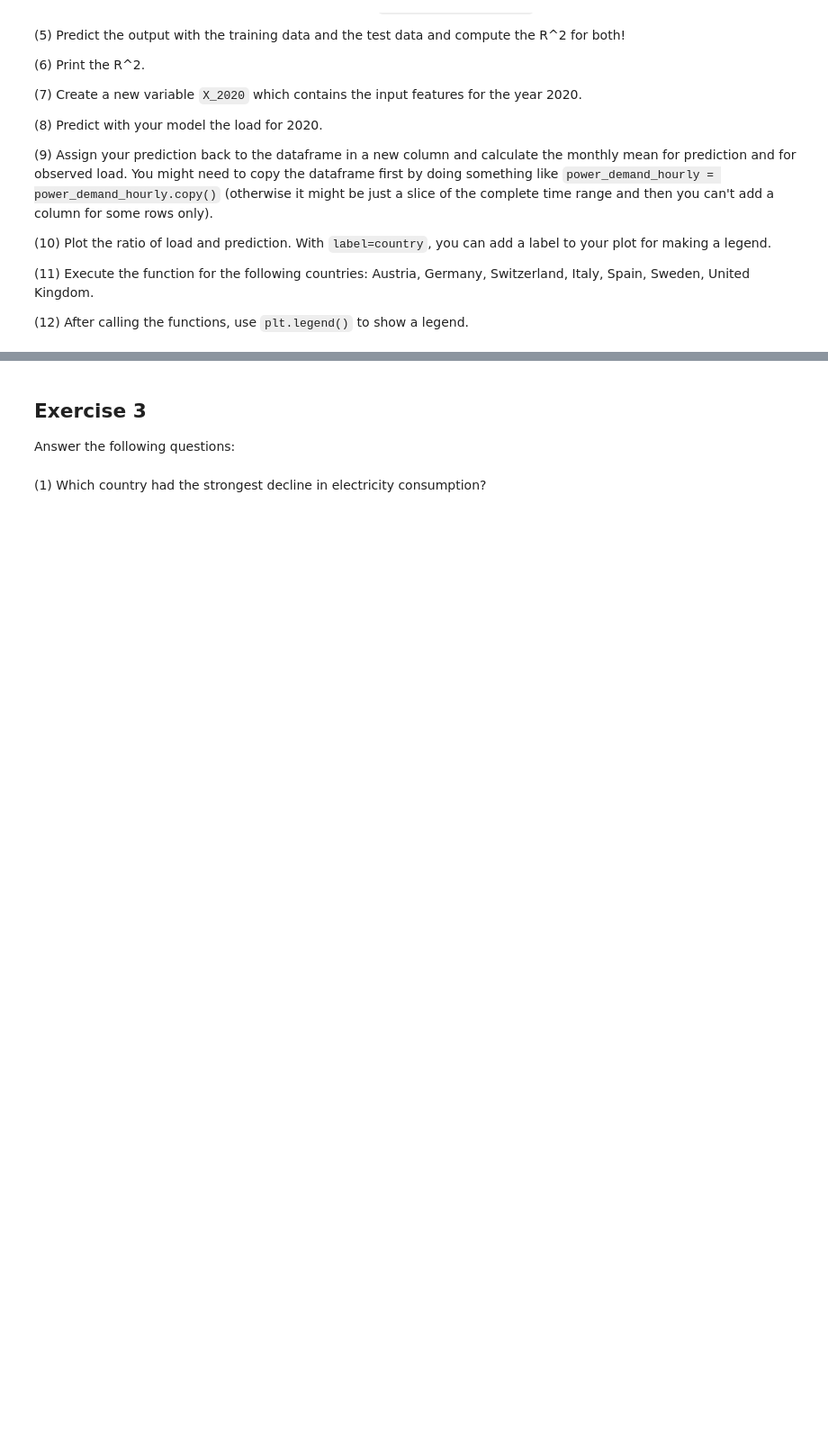
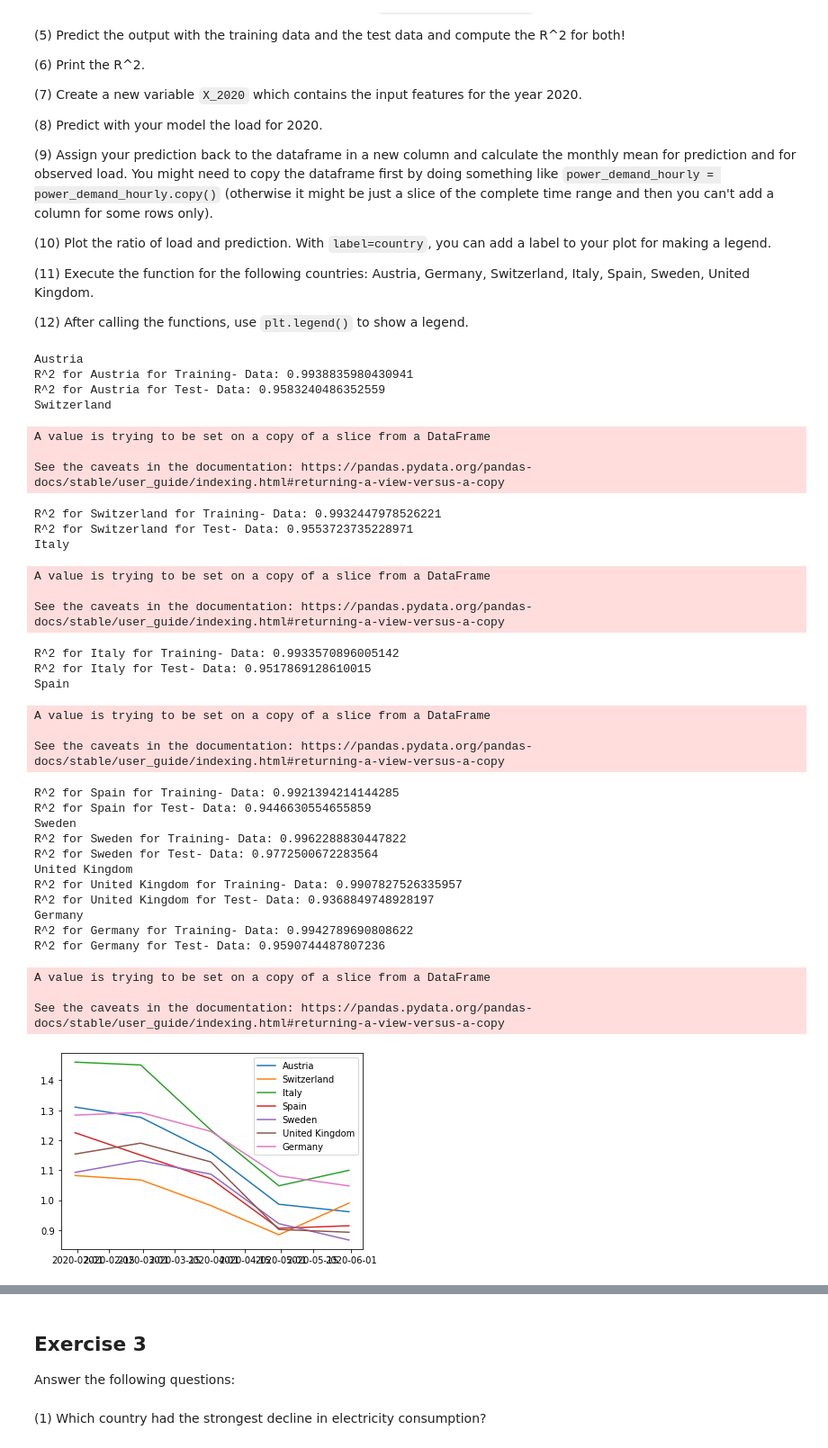
Before and after one commit to adob360/homework-scientific-computing, a Jupyter notebook: homework07-fitting/homework07.ipynb, the cells around one changed output, grey strips where cells are left out. Shown at 90% size. Cells and saved outputs as stored; diff of their text form; code cells hidden in the pictures; blank space fills up the shorter version.

````diff
--- a/homework07-fitting/homework07.ipynb
+++ b/homework07-fitting/homework07.ipynb
@@ -113,3 +113,29 @@ Apply the function to the following countries and show the results in one plot:
 (11) Execute the function for the following countries: Austria, Germany, Switzerland, Italy, Spain, Sweden, United Kingdom.
 
 (12) After calling the functions, use ```plt.legend()``` to show a legend.
+# %%
+X = np.array([power_demand_at_hourly.index.dayofyear.values,
+     power_demand_at_hourly.index.weekday.values,
+     power_demand_at_hourly.index.hour.values]).T
+
+X_training, X_test, Y_training, Y_test = train_test_split(X, Y, test_size=0.2)
+
+forest_dayofyear = ensemble.RandomForestRegressor()
+
+# Train the model using the training sets
+forest_dayofyear.fit(X_training, Y_training)
+
+prediction_training = forest_dayofyear.predict(X_training)
+
+prediction_test = forest_dayofyear.predict(X_test)
+
+print(r2_score(Y_training, prediction_training))
+print(r2_score(Y_test, prediction_test))
+# %%
+X_2020 = np.array([power_demand_at_hourly_2020.index.dayofyear.values,
+     power_demand_at_hourly_2020.index.weekday.values,
+     power_demand_at_hourly_2020.index.hour.values]).T
+
+prediction_2020 = forest_dayofyear.predict(X_2020)
+
+plot_prediction(power_demand_at_hourly_2020["TotalLoadValue"].values, prediction_2020, alpha=0.5)
@@ -115,0 +180,46 @@ Apply the function to the following countries and show the results in one plot:
+# %%
+model_prediction("Austria")
+model_prediction("Switzerland")
+model_prediction("Italy")
+model_prediction("Spain")
+model_prediction("Sweden")
+model_prediction("United Kingdom")
+model_prediction("Germany")
+
+plt.legend()
+plt.show()
+# %% [output]
+Austria
+R^2 for Austria for Training- Data: 0.9938835980430941
+R^2 for Austria for Test- Data: 0.9583240486352559
+Switzerland
+A value is trying to be set on a copy of a slice from a DataFrame
+
+See the caveats in the documentation: https://pandas.pydata.org/pandas-docs/stable/user_guide/indexing.html#returning-a-view-versus-a-copy
+R^2 for Switzerland for Training- Data: 0.9932447978526221
+R^2 for Switzerland for Test- Data: 0.9553723735228971
+Italy
+A value is trying to be set on a copy of a slice from a DataFrame
+
+See the caveats in the documentation: https://pandas.pydata.org/pandas-docs/stable/user_guide/indexing.html#returning-a-view-versus-a-copy
+R^2 for Italy for Training- Data: 0.9933570896005142
+R^2 for Italy for Test- Data: 0.9517869128610015
+Spain
+A value is trying to be set on a copy of a slice from a DataFrame
+
+See the caveats in the documentation: https://pandas.pydata.org/pandas-docs/stable/user_guide/indexing.html#returning-a-view-versus-a-copy
+R^2 for Spain for Training- Data: 0.9921394214144285
+R^2 for Spain for Test- Data: 0.9446630554655859
+Sweden
+R^2 for Sweden for Training- Data: 0.9962288830447822
+R^2 for Sweden for Test- Data: 0.9772500672283564
+United Kingdom
+R^2 for United Kingdom for Training- Data: 0.9907827526335957
+R^2 for United Kingdom for Test- Data: 0.9368849748928197
+Germany
+R^2 for Germany for Training- Data: 0.9942789690808622
+R^2 for Germany for Test- Data: 0.9590744487807236
+A value is trying to be set on a copy of a slice from a DataFrame
+
+See the caveats in the documentation: https://pandas.pydata.org/pandas-docs/stable/user_guide/indexing.html#returning-a-view-versus-a-copy
+[figure, added]
````
Also changed, not shown: parts of 2 cells of this notebook.
